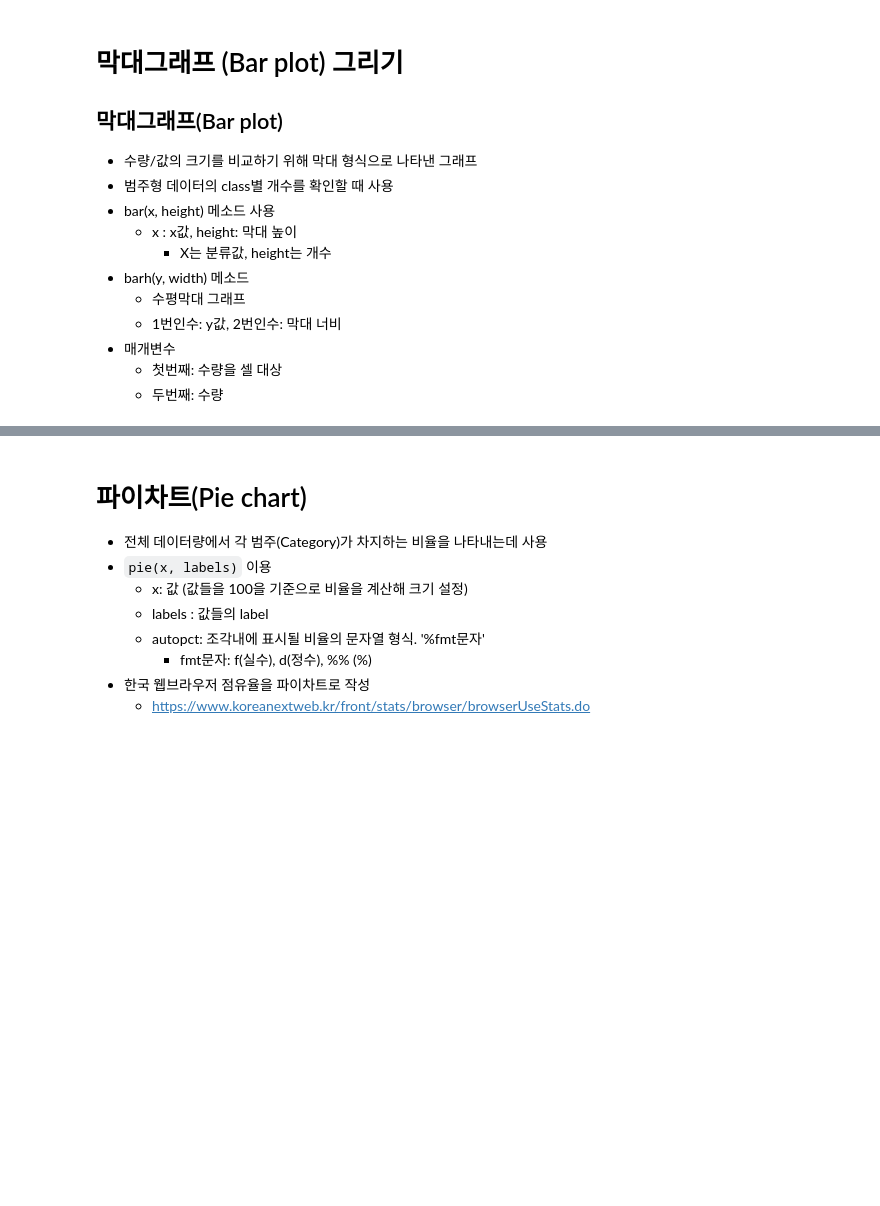
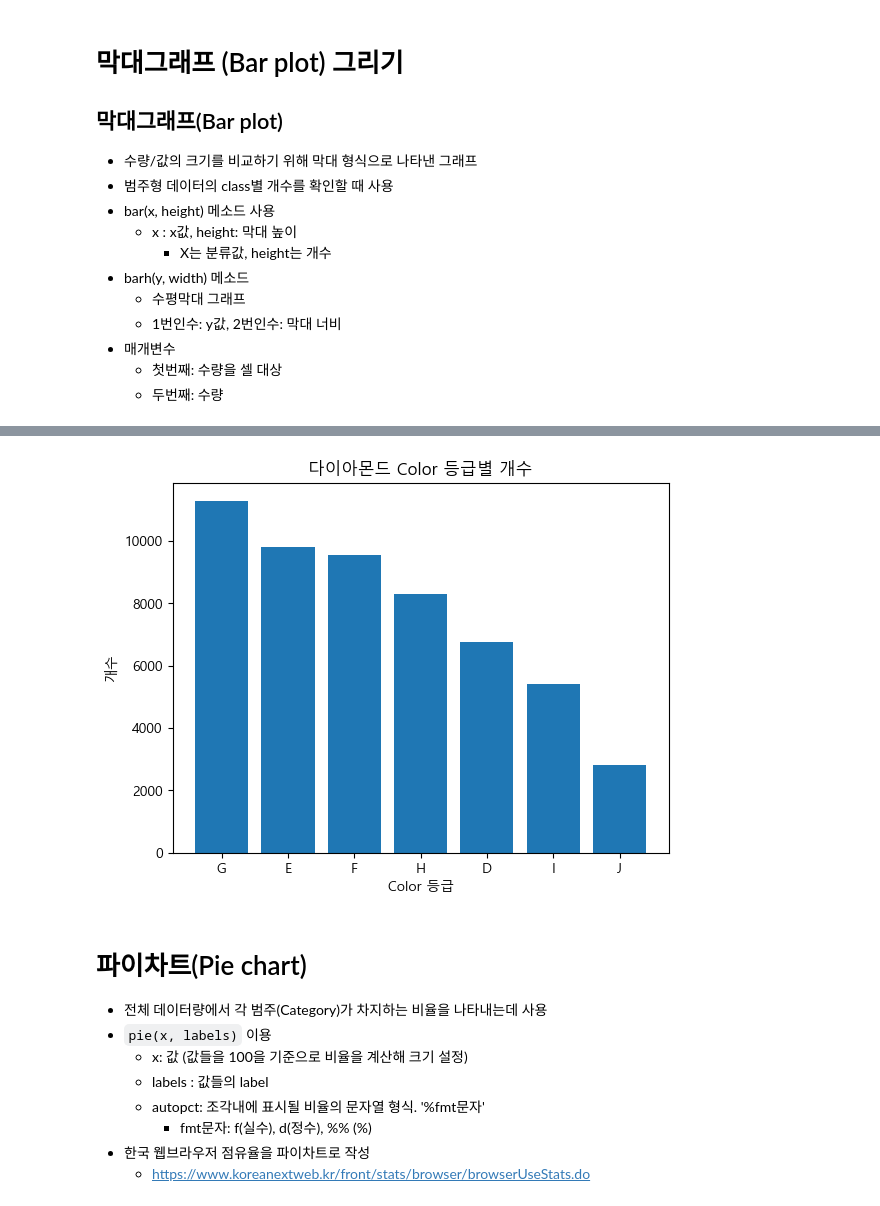
Before and after one commit to Wjaehyun/SKN21, a Jupyter notebook: 05_시각화/02_matplotlib_주요그래프.ipynb, the cells around one changed output, grey strips where cells are left out. Cells and saved outputs as stored; diff of their text form; code cells hidden in the pictures; blank space fills up the shorter version.

```diff
--- a/05_시각화/02_matplotlib_주요그래프.ipynb
+++ b/05_시각화/02_matplotlib_주요그래프.ipynb
@@ -364,3 +441,11 @@ plt.show()
+# %%
+plt.bar(result.index, result)
+plt.title('다이아몬드 Color 등급별 개수')
+plt.ylabel("개수")
+plt.xlabel("Color 등급")
+plt.show()
+# %% [output]
+[figure, added]
 # %% [markdown]
 # 파이차트(Pie chart)
 - 전체 데이터량에서 각 범주(Category)가 차지하는 비율을 나타내는데 사용
```
Also changed, not shown: parts of 37 cells of this notebook.
